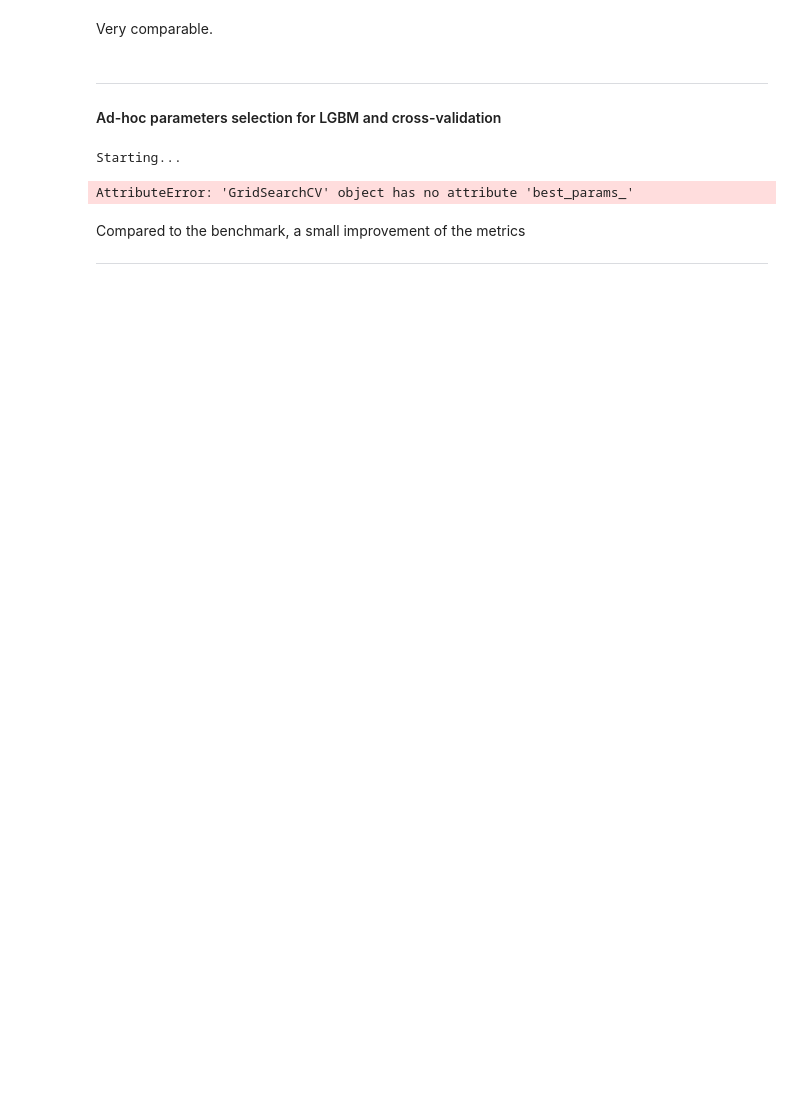
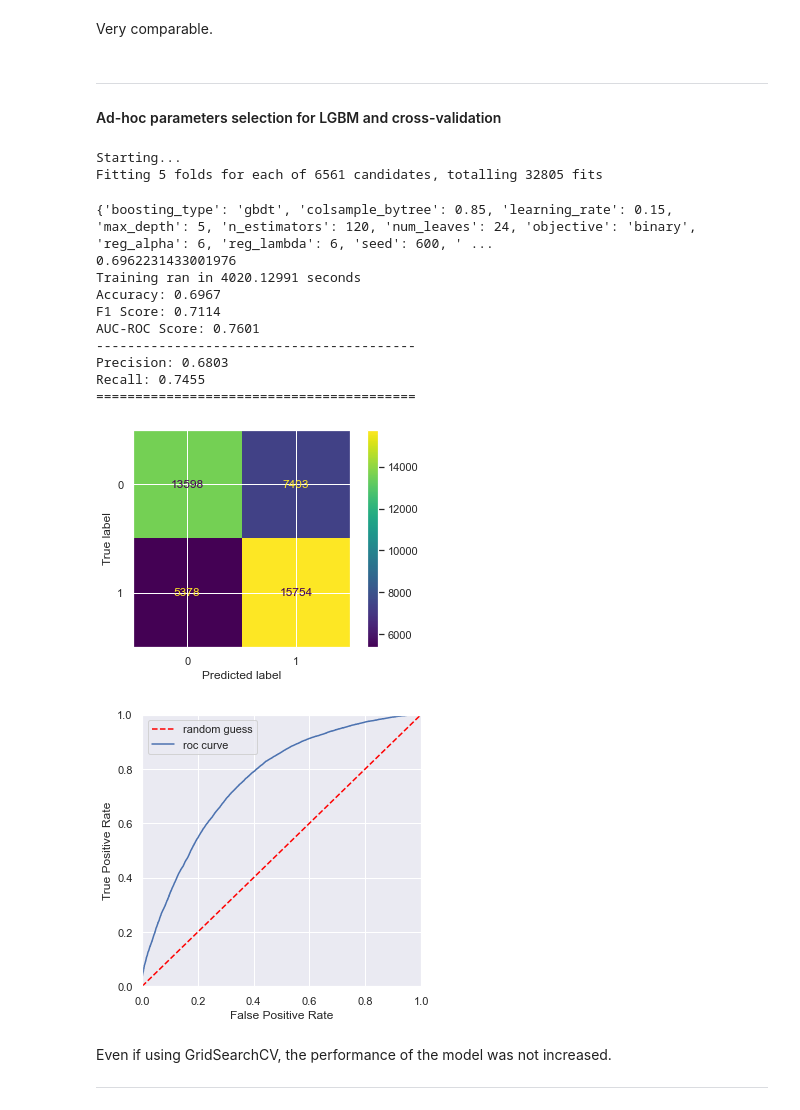
Before and after one commit to rmnng/dsnanocapstone, a Jupyter notebook: 7_nhl_finetuning_experiments.ipynb, the cells around one changed output. Drawn from its saved outputs; the diff is of its cells as text; code cells hidden in the pictures; blank space fills up the shorter version.

Commit message:
Release Candidate, v2.0

```diff
--- a/7_nhl_finetuning_experiments.ipynb
+++ b/7_nhl_finetuning_experiments.ipynb
@@ -512,37 +377,49 @@ Very comparable.
 # %%
 grid_params = {'boosting_type': ['gbdt'],
           'colsample_bytree': [0.75, 0.8, 0.85],
           'learning_rate': [0.05, 0.1, 0.15],
           'max_depth': [4, 5, 6],
           'n_estimators': [80, 100, 120],
           'num_leaves': [12, 18, 24],
           'objective': ['binary'],
           'reg_alpha': [4, 5, 6],
           'reg_lambda': [4, 5, 6],
           'seed': [500, 600, 700],
           'subsample': [0.75]}
 
 model = LGBMClassifier();
 grid = GridSearchCV(model, param_grid=grid_params, verbose=1, cv=5, n_jobs=-1)
 
 # start trainig
 start = time.time()
 print(f'Starting...')
 
-#grid.fit(X_train, y_train)
+grid.fit(X_train, y_train)
 
 print(grid.best_params_)
 print(grid.best_score_)
 
-#model.fit(X_train,y_train)
+model.fit(X_train,y_train)
 duration = time.time() - start
 print(f'Training ran in {duration:.5f} seconds')
 
-#mod, metrs = evaluate_model(grid, X_test, y_test)
+mod, metrs = evaluate_model(grid, X_test, y_test)
 # %% [output]
 Starting...
+Fitting 5 folds for each of 6561 candidates, totalling 32805 fits
-AttributeError: 'GridSearchCV' object has no attribute 'best_params_'
+{'boosting_type': 'gbdt', 'colsample_bytree': 0.85, 'learning_rate': 0.15, 'max_depth': 5, 'n_estimators': 120, 'num_leaves': 24, 'objective': 'binary', 'reg_alpha': 6, 'reg_lambda': 6, 'seed': 600, ' ...
+0.6962231433001976
+Training ran in 4020.12991 seconds
+Accuracy: 0.6967
+F1 Score: 0.7114
+AUC-ROC Score: 0.7601
+-----------------------------------------
+Precision: 0.6803
+Recall: 0.7455
+=========================================
+[figure, added]
+[figure, added]
 # %% [markdown]
-Compared to the benchmark, a small improvement of the metrics
+Even if using GridSearchCV, the performance of the model was not increased.
 
 ----------------------------------------
```
Also changed, not shown: parts of 58 cells of this notebook, 13 other files.
